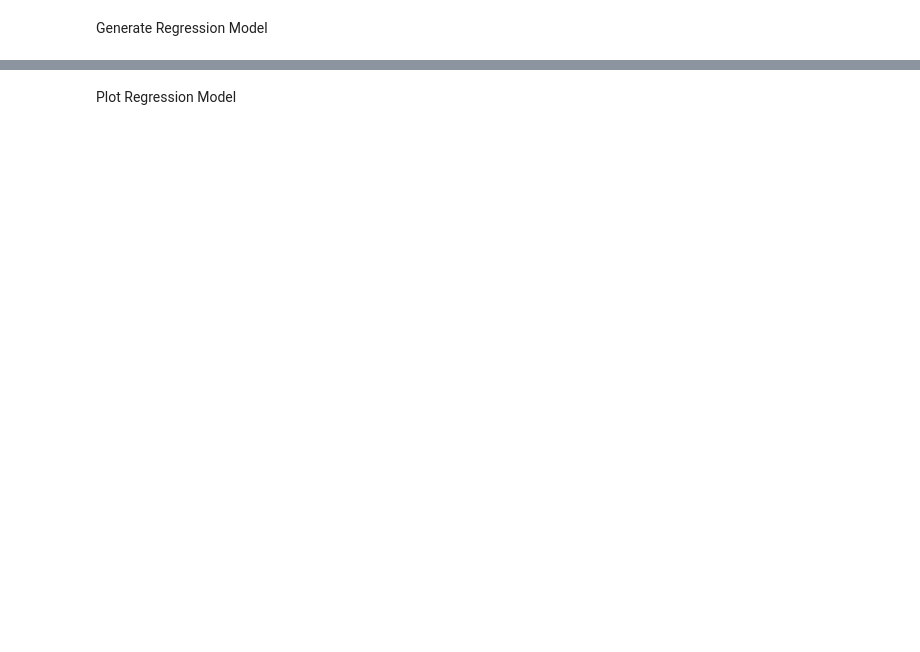
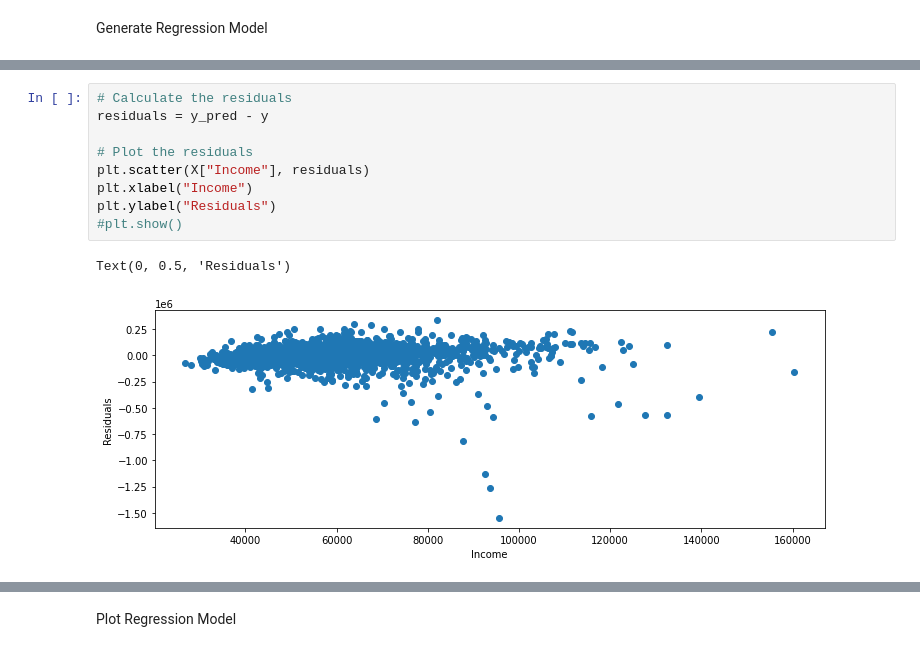
Before and after one commit to seanmannisto/housing, a Jupyter notebook: HousingAffordabilityV2.ipynb, the cells around one changed output, grey strips where cells are left out. Saved outputs shown, nothing was run; the diff lists cells and outputs as text; blank space fills up the shorter version.

```diff
--- a/HousingAffordabilityV2.ipynb
+++ b/HousingAffordabilityV2.ipynb
@@ -281,0 +313,12 @@ y_pred = lr.predict(X)
+# %%
+# Calculate the residuals
+residuals = y_pred - y
+
+# Plot the residuals
+plt.scatter(X["Income"], residuals)
+plt.xlabel("Income")
+plt.ylabel("Residuals")
+#plt.show()
+# %% [output]
+Text(0, 0.5, 'Residuals')
+[figure, added]
```
Also changed, not shown: parts of 18 cells of this notebook.
